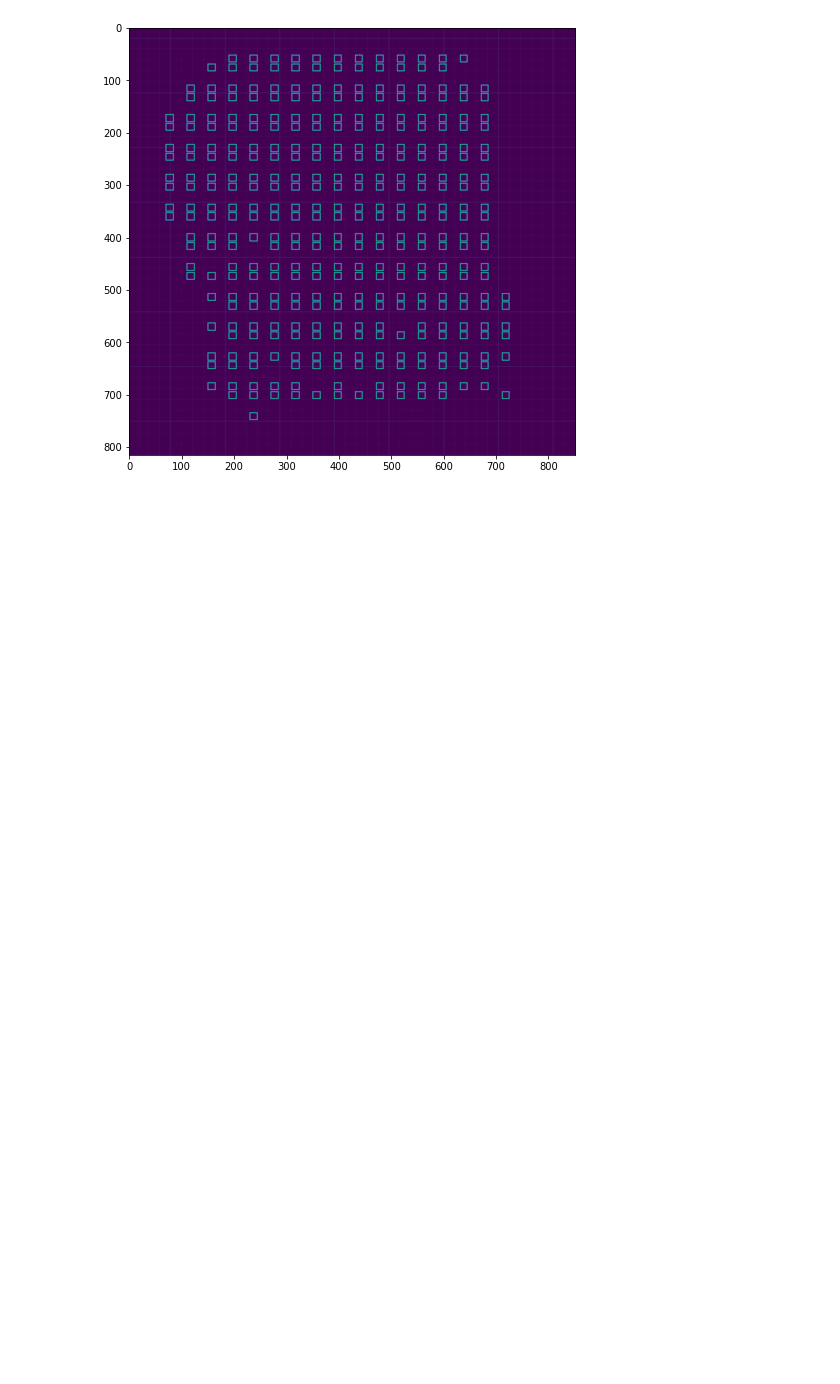
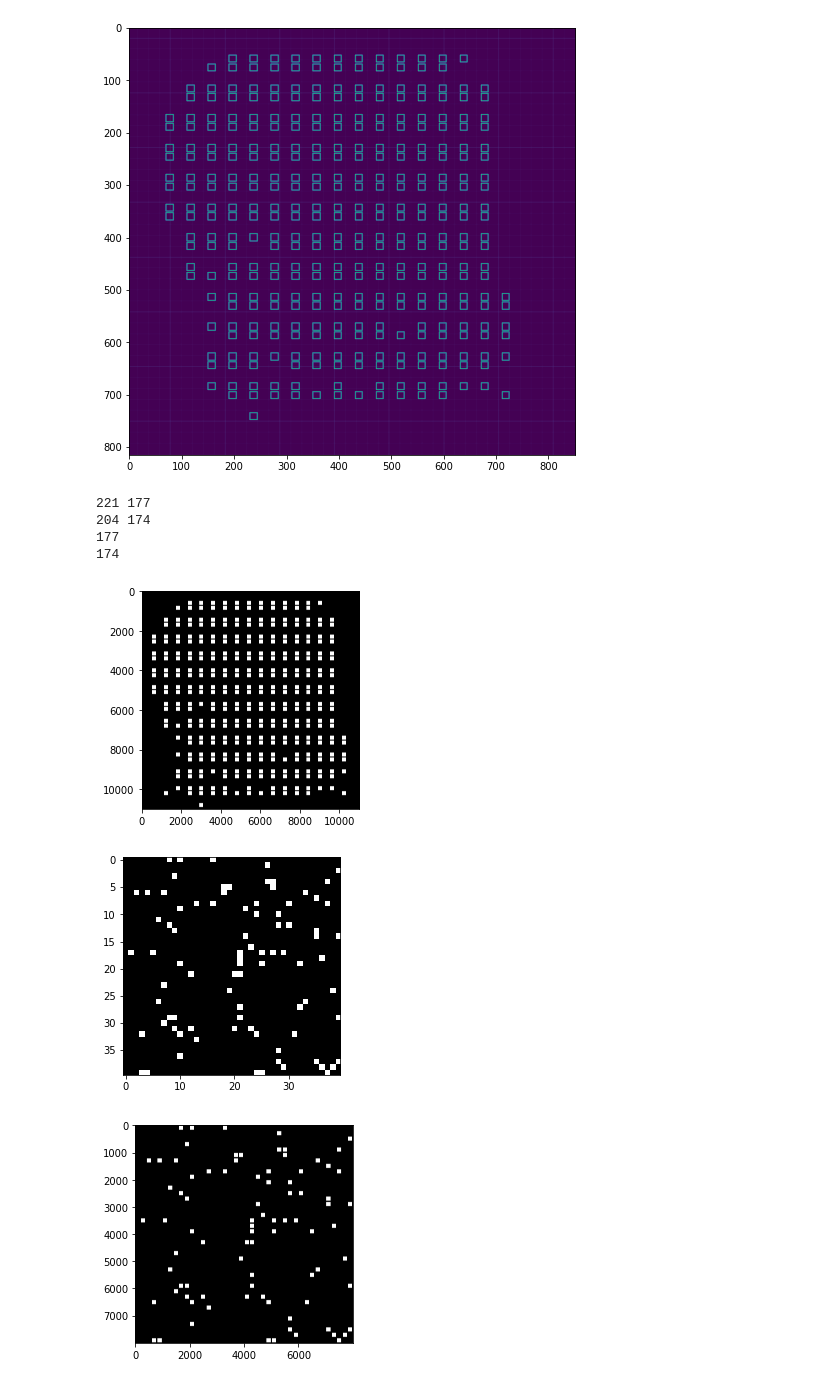
Before and after one commit to iamsmurph/SymBreak, a Jupyter notebook: rewards/MicropatternAlignment.ipynb, the cells around one changed output. Saved outputs shown, nothing was run; the diff lists cells and outputs as text; code cells hidden in the pictures; blank space fills up the shorter version.

```diff
--- a/rewards/MicropatternAlignment.ipynb
+++ b/rewards/MicropatternAlignment.ipynb
@@ -164,3 +201,80 @@ plt.imshow(im_cad)
 plt.show()
 # %% [output]
 [figure]
+# %%
+# PAIRED ARRAY
+
+b1 = np.ones((13,17))
+b2 = np.ones((12,17))
+res1_lo = np.argwhere(b1 == 1)
+res2_lo = np.argwhere(b2 == 1)
+res1_empty = np.array(
+    [0,1,2,15,16,17,
+     17*2-1,17*3-1,17*4-1,17*5-1,17*6-1,
+     17*6,17*7-1,17*7,17*7+2,17*8-1,
+     17*8,17*8+1,17*9,17*9+1,17*9+11,
+     17*10,17*10+1,17*11,17*11+1,17*11+7,17*11+9,
+     17*12-1,17*12,17*12+1,17*12+2,17*12+3,17*12+5,
+     17*12+6,17*12+7,17*12+8,17*12+9,17*12+10,17*12+11,
+     17*12+12,17*12+13,17*12+14,17*12+15,17*12+16])
+res2_empty = np.array(
+    [0,1,14,15,16,17,
+     17*2-1,17*3-1,17*4-1,17*5-1,17*6-1,
+     17*6,17*6+4,17*7-1,17*7,17*8-1,
+     17*8,17*8+1,17*8+2,17*9,17*9+1,17*9+2,
+     17*10,17*10+1,17*10+5,17*11-1,17*11,
+     17*11+2,17*11+14,17*11+15])
+
+print(res1_lo.shape[0], res1_lo.shape[0]-res1_empty.size)
+print(res2_lo.shape[0], res2_lo.shape[0]-res2_empty.size)
+
+res1_lo = np.delete(res1_lo, res1_empty, axis=0)
+res2_lo = np.delete(res2_lo, res2_empty, axis=0)
+
+print(res1_lo.shape[0])
+print(res2_lo.shape[0])
+
+res1 = np.array([np.array([yi*850, xi*600])+500 for yi, xi in res1_lo])
+res2 = np.array([np.array([yi*850, xi*600])+500 for yi, xi in res2_lo])
+
+im = np.zeros((11000, 11000))
+for k in range(res1.shape[0]):
+    y, x = res1[k][0], res1[k][1]
+    im[y:y+200,x:x+200] = 1
+for k in range(res2.shape[0]):
+    y, x = res2[k][0], res2[k][1]
+    im[y+250:y+450,x:x+200] = 1
+plt.figure()
+plt.imshow(im, plt.cm.gray)
+plt.show()
+
+# RANDOM ARRAY
+# each pixel is 200 x 200 micron (150 x 150 micron square with 25 µm padding)
+# overall patterning area is 8000 x 8000 micron (40 x 40 pixels)
+# 1/16 of pixels (100/1600 pixels) are filled on average
+
+np.random.seed(3) # set random seed for reproducibility
+f = 1/16
+a = np.random.rand(40,40)
+b = np.where(a < f, 1, 0) # binary image
+plt.figure()
+plt.imshow(b, plt.cm.gray)
+
+# generate full array, where each pixel is now 1 x 1 micron
+res_lo = np.argwhere(b == 1)
+res = res_lo*200+25
+im = np.zeros((8000, 8000))
+for k in range(res.shape[0]):
+    y, x = res[k][0], res[k][1]
+    im[y:y+150,x:x+150] = 1
+plt.figure()
+plt.imshow(im, plt.cm.gray)
+plt.show()
+# %% [output]
+221 177
+204 174
+177
+174
+[figure, added]
+[figure, added]
+[figure, added]
```
Also changed, not shown: parts of 2 cells of this notebook, 1 other file.
